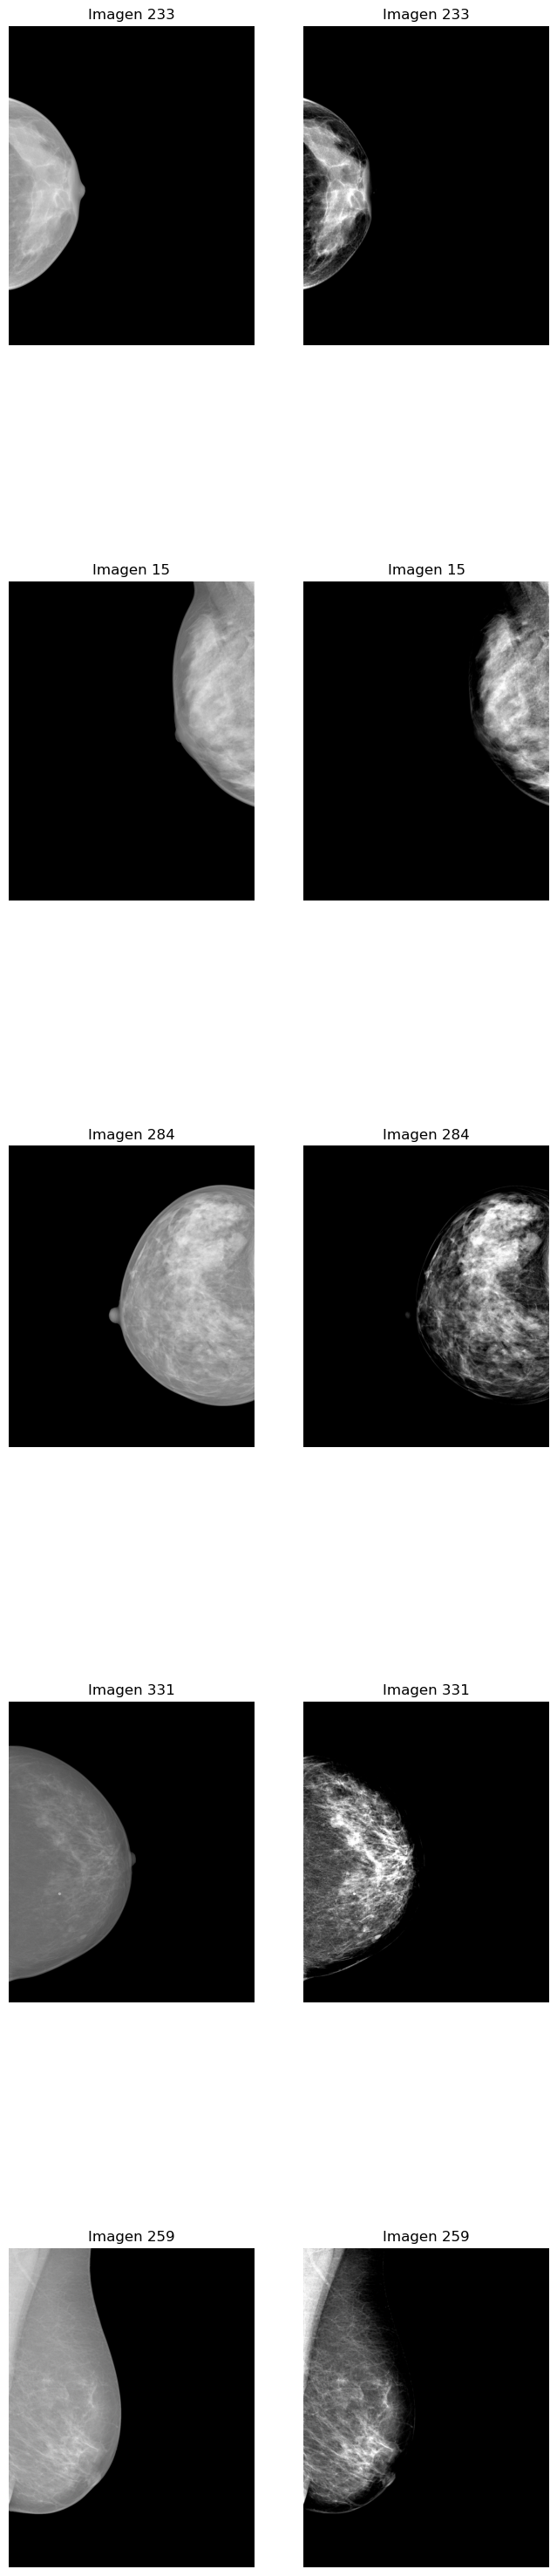
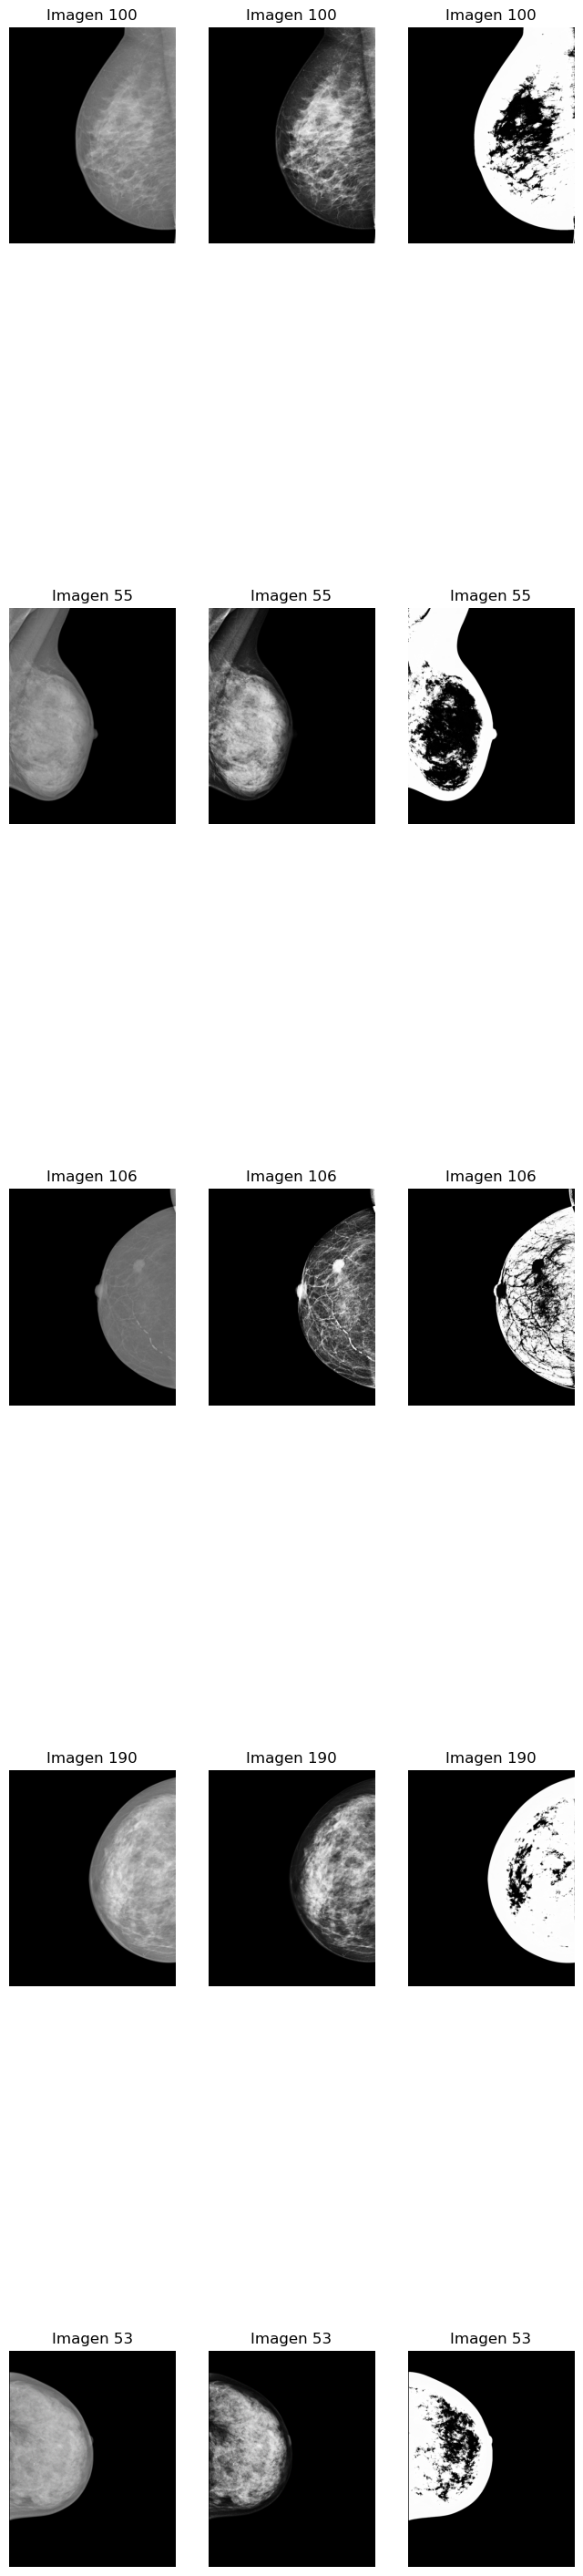
Unified diff of the notebook cell whose output changed from the first chart to the second:
--- before
+++ after
@@ -1,5 +1,5 @@
 indexes = random.sample(range(len(dicom_paths)), 5)
 
-figure, axes = plt.subplots(len(indexes),2, figsize=(8, 8*len(indexes)))
+figure, axes = plt.subplots(len(indexes),3, figsize=(8, 8*len(indexes)))
 ct = 0 
 
@@ -10,6 +10,6 @@
     original_image = metadata.pixel_array
 
-    if should_invert_monochrome1(metadata):
-        original_image = normalize_photometric(original_image, metadata)
+    # if should_invert_monochrome1(metadata):
+    original_image, _ = normalize_photometric(original_image, metadata)
 
     voilut = get_dicom_voi_lut_params(metadata)
@@ -33,3 +33,9 @@
     axes[ct,1].set_title(f'Imagen {idx}')
     axes[ct,1].axis('off')
+
+    axes[ct,2].imshow(windowed_image - original_image, cmap='gray')
+    #axes[ct,2].imshow(breast_mask, cmap='autumn', alpha=0.25)
+    axes[ct,2].set_title(f'Imagen {idx}')
+    axes[ct,2].axis('off')
+
     ct += 1

Commit: Refactorizando